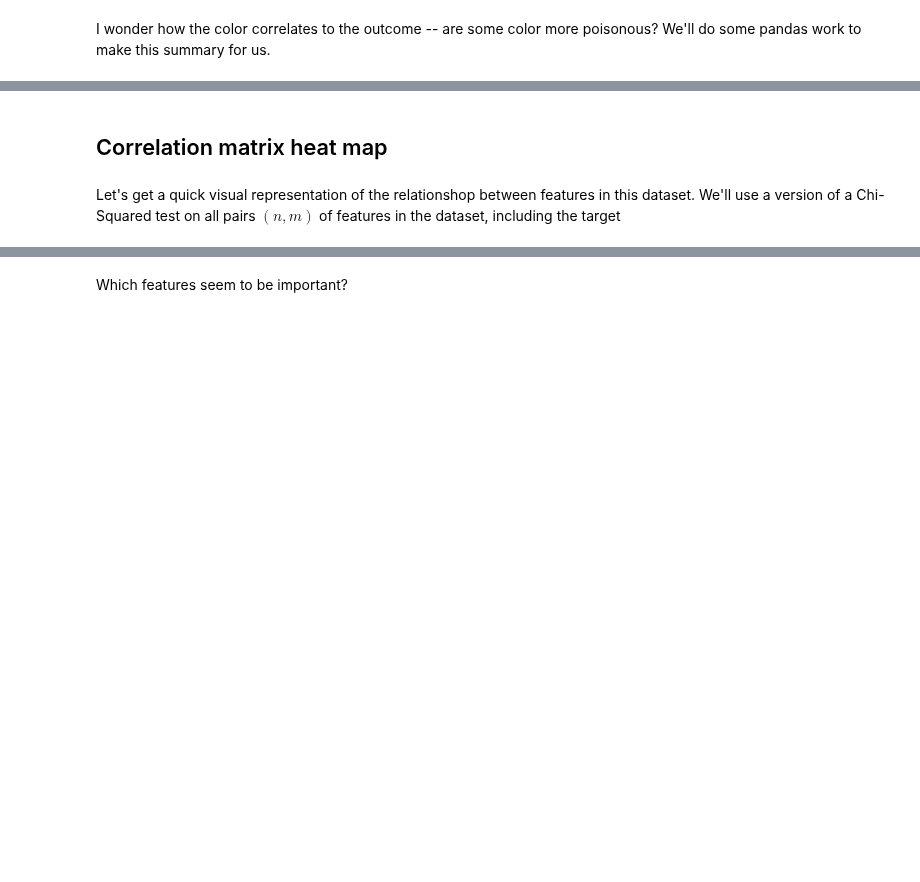
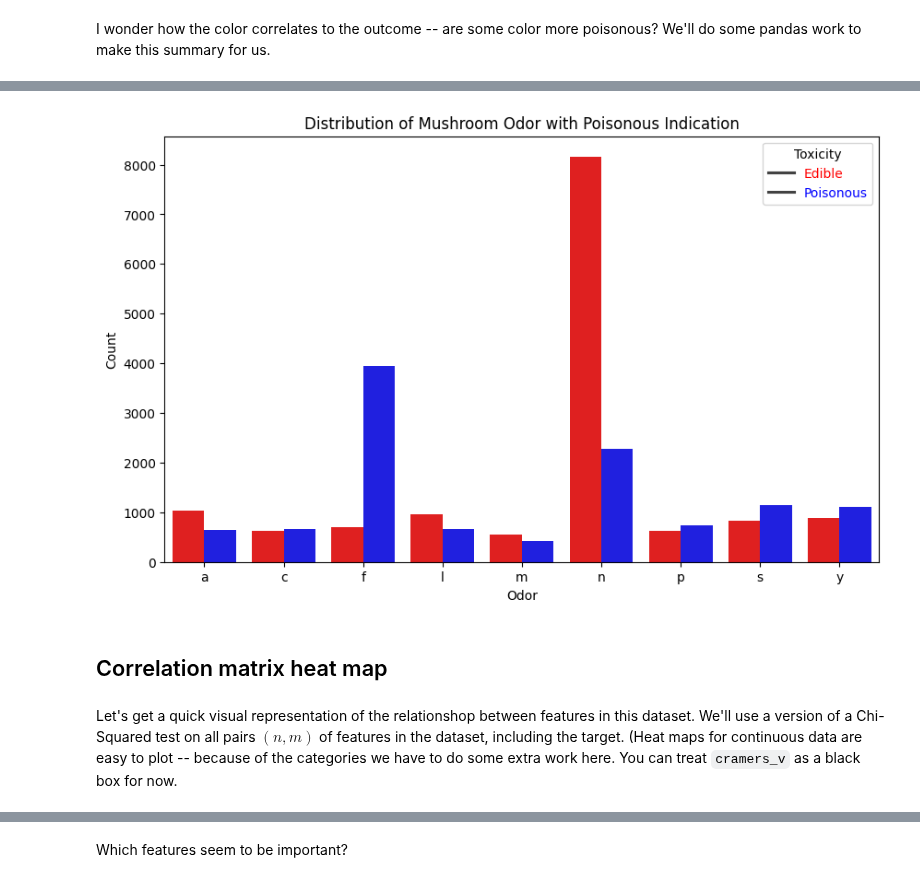
Before and after one commit to AET-CS/aet-cs.github.io, a Jupyter notebook: white/ML/lessons/mushroom_student.ipynb, the cells around one changed output, grey strips where cells are left out. Saved outputs shown, nothing was run; the diff lists cells and outputs as text; code cells hidden in the pictures; blank space fills up the shorter version.

```diff
--- a/white/ML/lessons/mushroom_student.ipynb
+++ b/white/ML/lessons/mushroom_student.ipynb
@@ -95,20 +188,26 @@ counts = df.groupby(['odor', 'class']).size().reset_index(name='count')
 # %%
 # Create the bar plot
 plt.figure(figsize=(10, 6))
 sns.barplot(x='odor', y='count', hue='class', data=counts, palette={'p': 'blue', 'e': 'red'})
 
 # Add plot title and labels
 plt.title('Distribution of Mushroom Odor with Poisonous Indication')
 plt.xlabel('Odor')
 plt.ylabel('Count')
-plt.legend(title='Toxicity', labels=['Edible', 'Poisonous'])
+
+# Customize the legend
+legend = plt.legend(title='Toxicity', labels=['Edible', 'Poisonous'])
+legend.get_texts()[0].set_color('red')  # Edible in red
+legend.get_texts()[1].set_color('blue')   # Poisonous in blue
 
 # Show the plot
 plt.show()
+# %% [output]
+[figure, added]
 # %% [markdown]
 ## Correlation matrix heat map
 # %% [markdown]
-Let's get a quick visual representation of the relationshop between features in this dataset. We'll use a version of a Chi-Squared test on all pairs $(n,m)$ of features in the dataset, including the target
+Let's get a quick visual representation of the relationshop between features in this dataset. We'll use a version of a Chi-Squared test on all pairs $(n,m)$ of features in the dataset, including the target. (Heat maps for continuous data are easy to plot -- because of the categories we have to do some extra work here. You can treat `cramers_v` as a black box for now.
 # %%
 import pandas as pd
 import numpy as np
```
Also changed, not shown: parts of 44 cells of this notebook.
